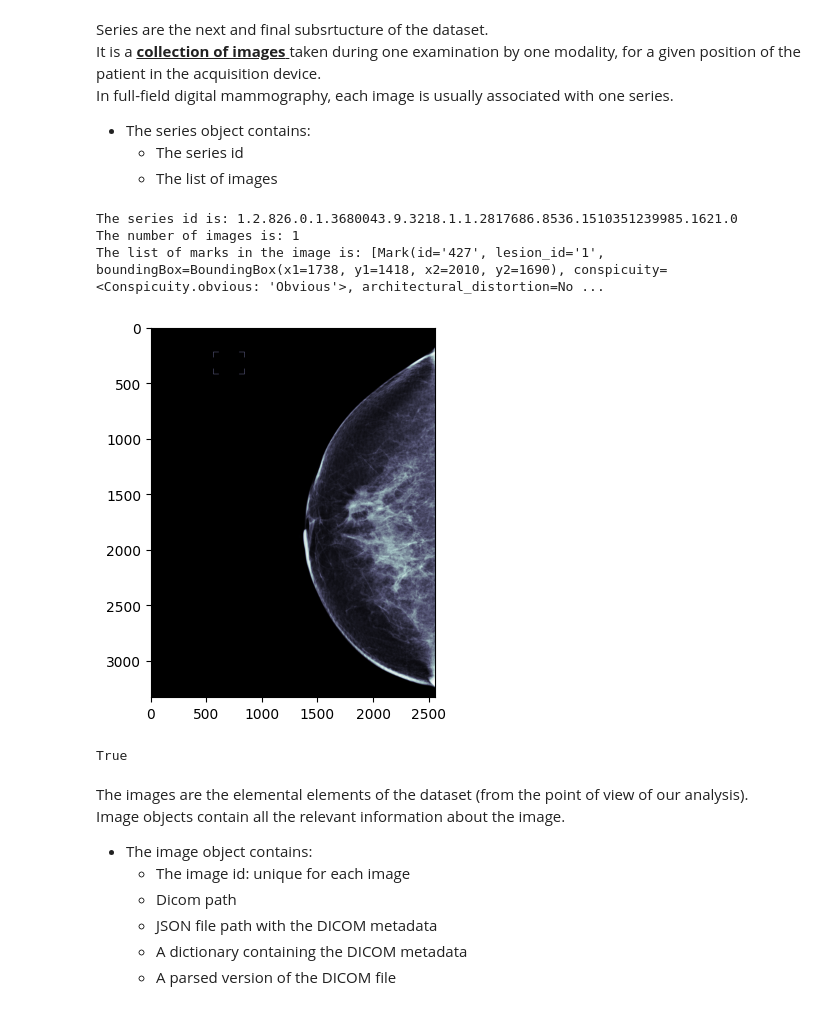
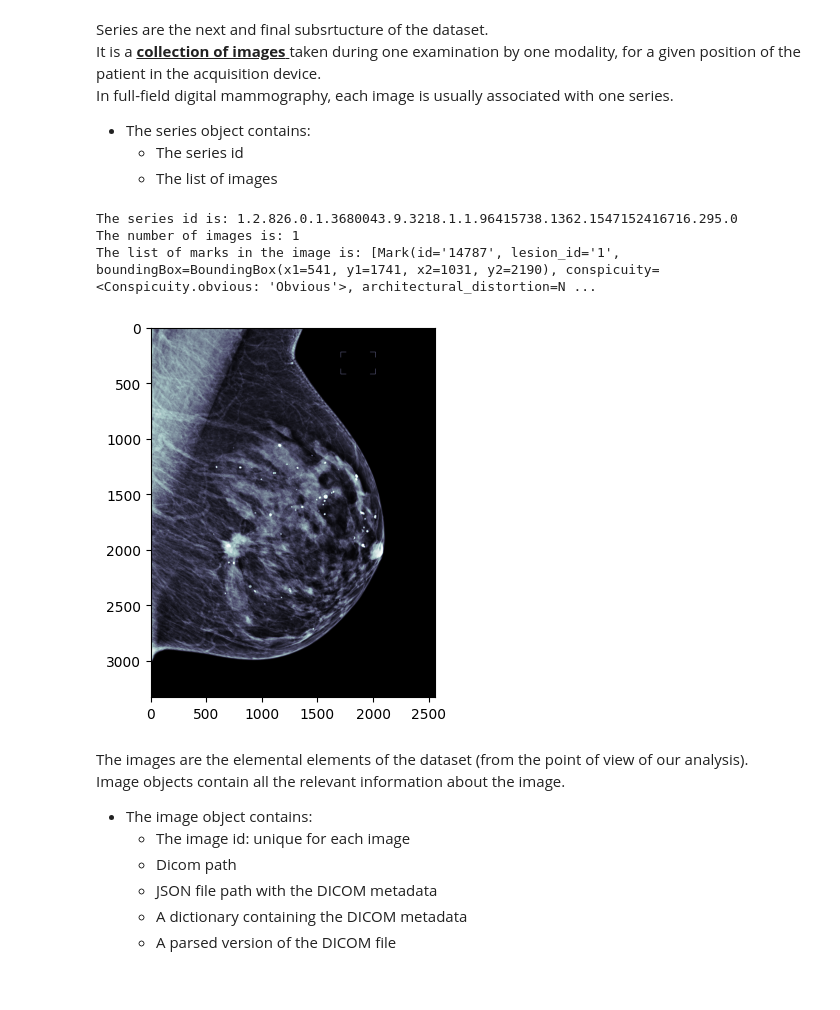
Before and after one commit to Likalto4/diffusion-models_master, a Jupyter notebook: dataset_analysis/dataset_construction/dataset_initials.ipynb, the cells around one changed output. Saved outputs shown, nothing was run; the diff lists cells and outputs as text; code cells hidden in the pictures.

```diff
--- a/dataset_analysis/dataset_construction/dataset_initials.ipynb
+++ b/dataset_analysis/dataset_construction/dataset_initials.ipynb
@@ -47,7 +47,7 @@ A <ins> **client** </ins>. represents a patient and can have one or more episode
 
 Let's take a client exmaple and analyze it:
 # %%
-client_num = 0
+client_num = 3
 #get a client
 client_ex = clients[client_num]
 print(f'The client id is: {client_ex.id}')
@@ -67,14 +82,14 @@ Episodes contain a set of medical procedures or events associated with the treat
     - Events object: a set of medical procedures or events associated wiith the episode
     - Studies list: studies are collections of screening and diagnostic images
 # %%
-episode_num = 1
+episode_num = 0
 #Get the first episode of the client as example
 episode_ex = client_ex.episodes[episode_num]
 #get id of the episode
 print(f'The episode id is: {episode_ex.id}')
 print(f'The number of studies is: {len(episode_ex.studies)}') if episode_ex.studies else print('No studies')
 print(f'The episode type is: {episode_ex.type.value}')
-print(f'The episode action is: {episode_ex.action.value}')
+print(f'The episode action is: {episode_ex.action.value}') if episode_ex.action else print('No action')
 print(f'The episode opened date is: {episode_ex.opened_date}')
 print(f'The episode closed date is: {episode_ex.closed_date}')
 print(f'is the episode closed?: {episode_ex.is_closed}')
@@ -87,6 +102,6 @@ print(f'The episode has malignant opinions?: {episode_ex.has_malignant_opinions}
 print('-----------------------------')
 # Get the events object, it shows all the events that happened in the episode
 events_ex = episode_ex.events
-# print(f'All the events in the episode: \n{events_ex}')
-# print(events_ex)
+print(f'All the events in the episode: \n{events_ex}')
+print(events_ex)
 # %% [output]
@@ -133,25 +171,18 @@ In full-field digital mammography, each image is usually associated with one ser
     - The list of images
 # %%
 # Get the first series of the study as example
-series_num = 5
+series_num = 1
 series_ex = study_ex.series[series_num]
 print(f'The series id is: {series_ex.id}')
 print(f'The number of images is: {series_ex.num_images}')
 #All images in the series can be plotted using
 series_ex.plot()
 print(f'The list of marks in the image is: {series_ex.images[0].marks}')
 # %% [output]
-The series id is: 1.2.826.0.1.3680043.9.3218.1.1.2817686.8536.1510351239985.1621.0
+The series id is: 1.2.826.0.1.3680043.9.3218.1.1.96415738.1362.1547152416716.295.0
 The number of images is: 1
-The list of marks in the image is: [Mark(id='427', lesion_id='1', boundingBox=BoundingBox(x1=1738, y1=1418, x2=2010, y2=1690), conspicuity=<Conspicuity.obvious: 'Obvious'>, architectural_distortion=No ...
+The list of marks in the image is: [Mark(id='14787', lesion_id='1', boundingBox=BoundingBox(x1=541, y1=1741, x2=1031, y2=2190), conspicuity=<Conspicuity.obvious: 'Obvious'>, architectural_distortion=N ...
-[figure, old version]
+[figure, new version]
-# %%
-if series_ex.images[0].marks:
-    print(True)
-else:
-    print(False)
-# %% [output]
-True
 # %% [markdown]
 The images are the elemental elements of the dataset (from the point of view of our analysis). <br>
 Image objects contain all the relevant information about the image. <br>
```
Also changed, not shown: parts of 9 cells of this notebook, 3 other files.
